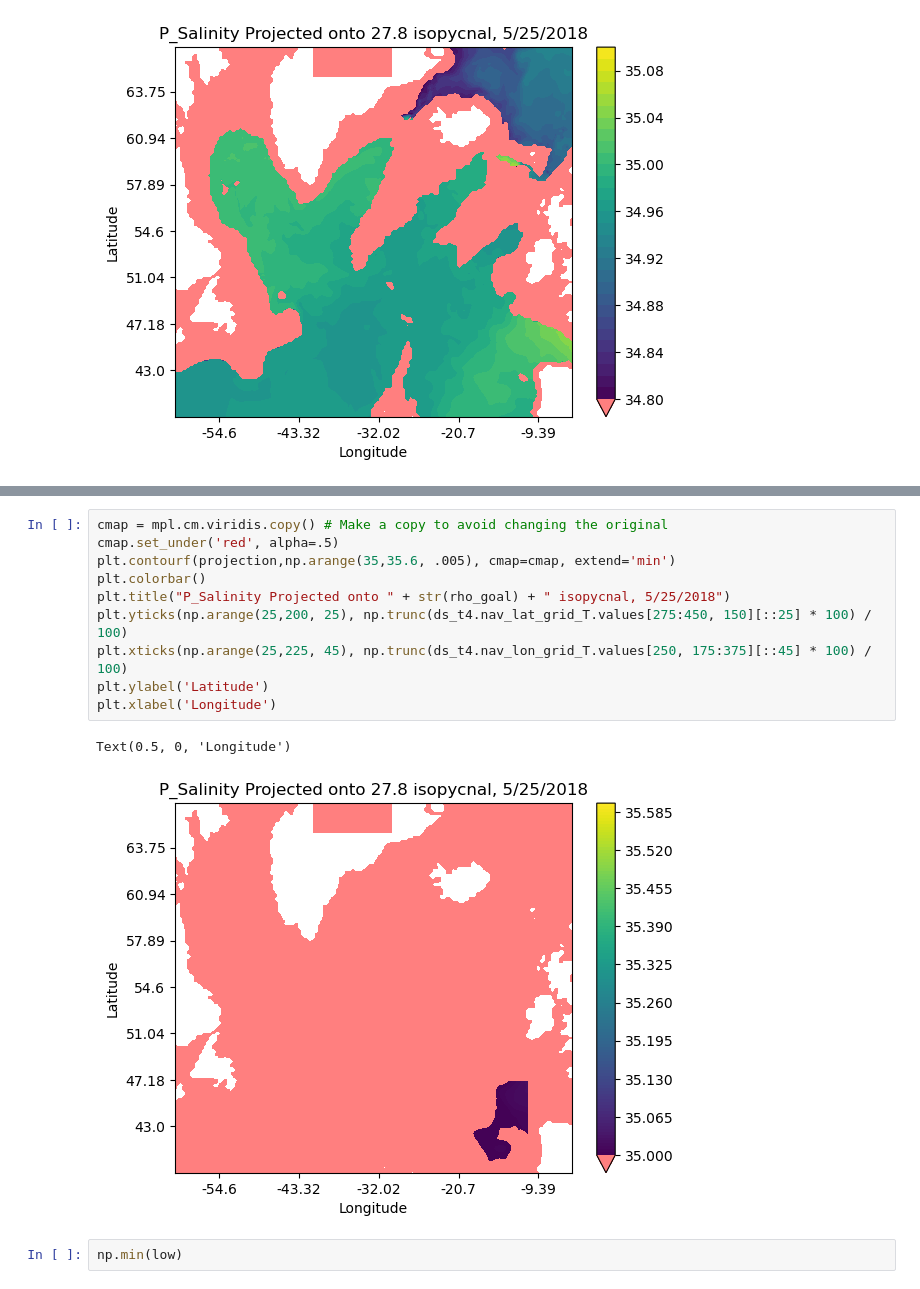
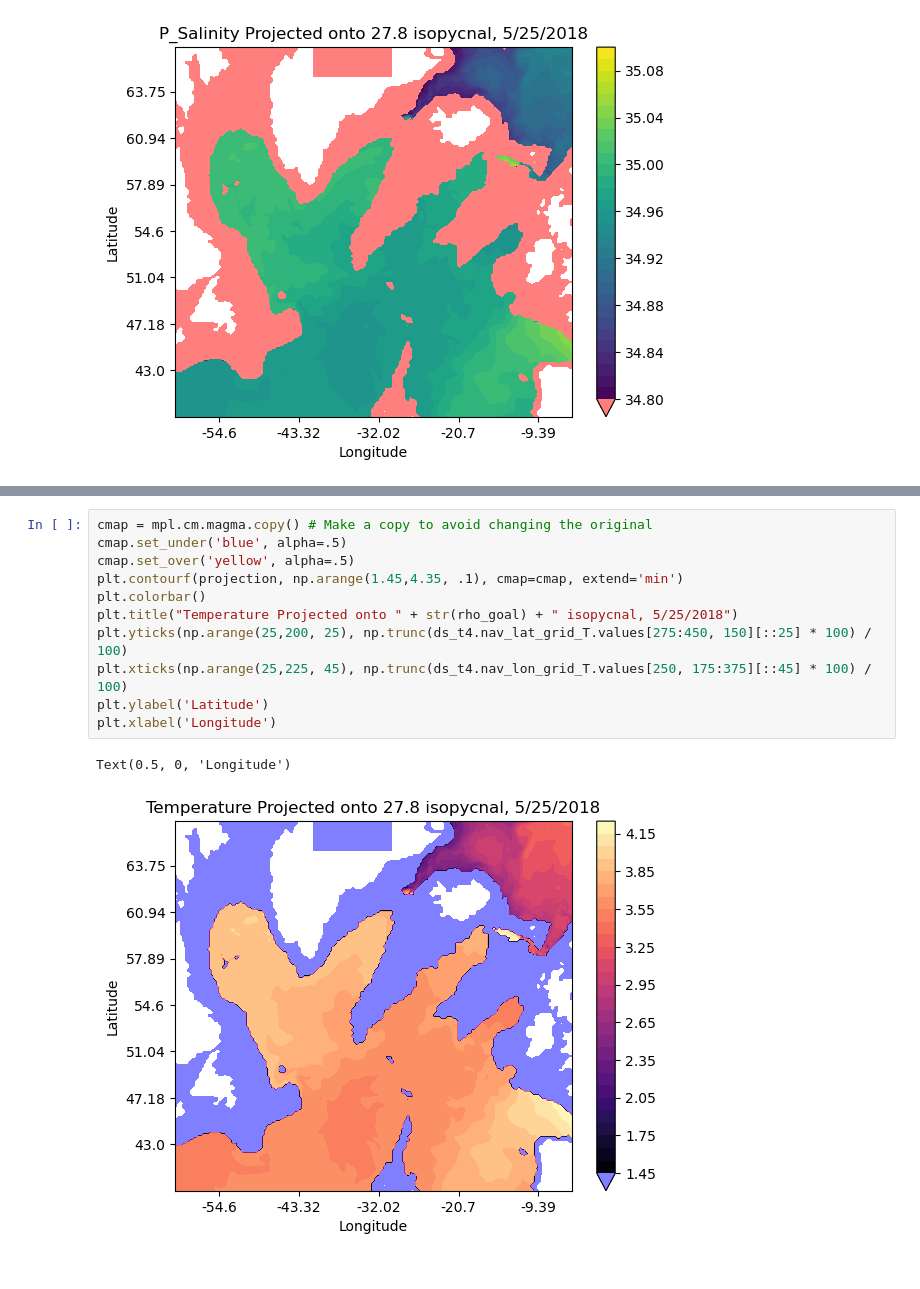
Before and after one commit to gekirkpatrick/NEMO-Analysis-Base-Scripts, a Jupyter notebook: isopycnal_proj.ipynb, the cells around one changed output, grey strips where cells are left out. Cells and saved outputs as stored; diff of their text form.

```diff
--- a/isopycnal_proj.ipynb
+++ b/isopycnal_proj.ipynb
@@ -231,15 +204,14 @@ def proj_test(var_proj, inds, interprod):
-# %%
-cmap = mpl.cm.viridis.copy() # Make a copy to avoid changing the original
-cmap.set_under('red', alpha=.5)
-plt.contourf(projection,np.arange(35,35.6, .005), cmap=cmap, extend='min')
-plt.colorbar()
-plt.title("P_Salinity Projected onto " + str(rho_goal) + " isopycnal, 5/25/2018")
-plt.yticks(np.arange(25,200, 25), np.trunc(ds_t4.nav_lat_grid_T.values[275:450, 150][::25] * 100) / 100)
-plt.xticks(np.arange(25,225, 45), np.trunc(ds_t4.nav_lon_grid_T.values[250, 175:375][::45] * 100) / 100)
-plt.ylabel('Latitude')
-plt.xlabel('Longitude')
-# %% [output]
-Text(0.5, 0, 'Longitude')
-[figure, removed]
 # %%
-np.min(low)
+cmap = mpl.cm.magma.copy() # Make a copy to avoid changing the original
+cmap.set_under('blue', alpha=.5)
+cmap.set_over('yellow', alpha=.5)
+plt.contourf(projection, np.arange(1.45,4.35, .1), cmap=cmap, extend='min')
+plt.colorbar()
+plt.title("Temperature Projected onto " + str(rho_goal) + " isopycnal, 5/25/2018")
+plt.yticks(np.arange(25,200, 25), np.trunc(ds_t4.nav_lat_grid_T.values[275:450, 150][::25] * 100) / 100)
+plt.xticks(np.arange(25,225, 45), np.trunc(ds_t4.nav_lon_grid_T.values[250, 175:375][::45] * 100) / 100)
+plt.ylabel('Latitude')
+plt.xlabel('Longitude')
+# %% [output]
+Text(0.5, 0, 'Longitude')
+[figure, added]
```
Also changed, not shown: parts of 22 cells of this notebook.
